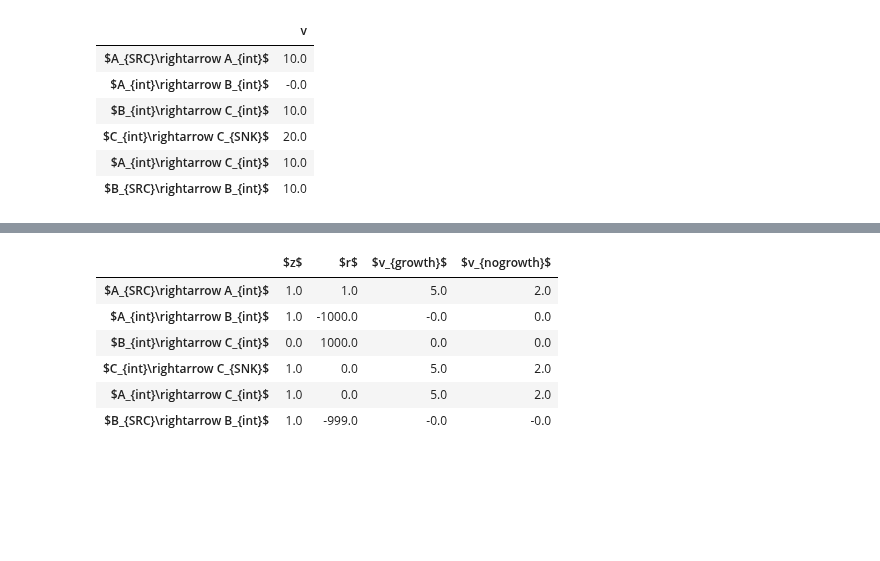
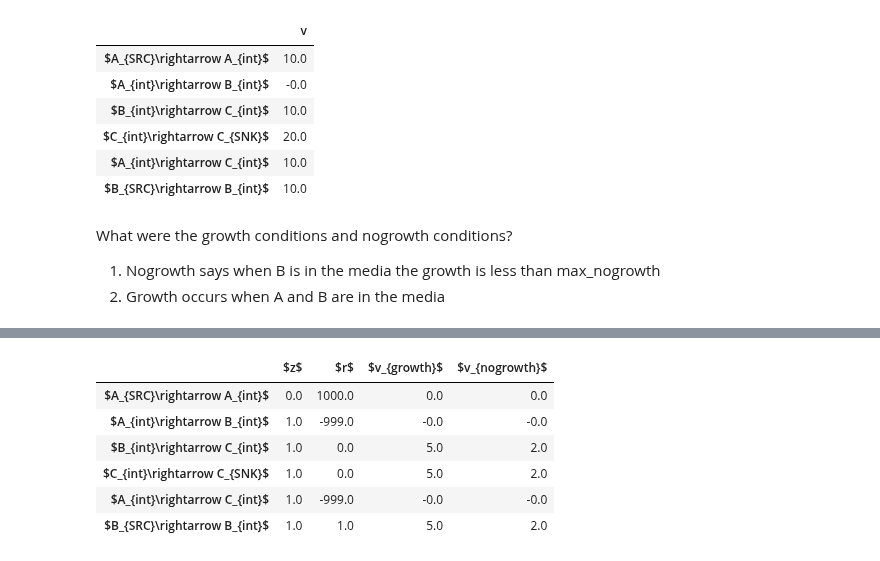
Before and after one commit to pnnl-predictive-phenomics/crop, a Jupyter notebook: docs/notebook/CROP_tests_notes.ipynb, the cells around one changed output, grey strips where cells are left out. Drawn from its saved outputs; the diff is of its cells as text; code cells hidden in the pictures; blank space fills up the shorter version.

Commit message:
Updated abc models and test notes

```diff
--- a/docs/notebook/CROP_tests_notes.ipynb
+++ b/docs/notebook/CROP_tests_notes.ipynb
@@ -426,26 +427,33 @@ display(pd.DataFrame({'v': v_growth.value}, index=S_table.columns))
 | $C_{int}\rightarrow C_{SNK}$ | 20.0 |
 | $A_{int}\rightarrow C_{int}$ | 10.0 |
 | $B_{SRC}\rightarrow B_{int}$ | 10.0 |
+# %% [markdown]
+What were the growth conditions and nogrowth conditions?
+
+1. Nogrowth says when B is in the media the growth is less than max_nogrowth
+2. Growth occurs when A and B are in the media
 # %%
 single_level_milp = cp.Problem(
     cp.Minimize( weights.T@(1-z)),
              [
-                 v_nogrowth[C_idx]   == max_nogrowth*r[A_idx],
-                 S@v_nogrowth    == 0,
-                 0              <=  v_nogrowth,
-                 v_nogrowth     <=  U_nogrowth@z,
-                 S.T@m - r       == -c,
-               # v_nogrowth[A_idx] <= max_influx,
+                 v_nogrowth[C_idx]   == max_nogrowth*(r[B_idx]),  # Setting the primal objective equal to the dual objective
+                 S@v_nogrowth    == 0,                          # Steady-state assumption holds in the nogrowth condition
+                 0              <=  v_nogrowth,                 # All fluxes must be nonnegative in the nogrowth condition
+                 v_nogrowth     <=  U_nogrowth@z,               # fluxes not in the model must be zero in the nogrowth condition
+                 S.T@m - r       == -c,                         # Think of this as saying that each reaction must be thermodynamically feasible
+                # v_nogrowth[A_idx] <= max_influx,
                 # v_nogrowth[B_idx] <= max_influx,
-                r[A_idx]      >= 0,
-                r[A_idx+1:]   <= Omega*np.eye(n_rxns - A_idx - 1)@(1 - z[A_idx + 1:]),
-            v_nogrowth[C_idx] <= max_nogrowth,
-            S@v_growth  == 0,
-            0                <= v_growth,
-            v_growth[A_idx] <= max_influx,
-            v_growth         <= U_growth@z,
-            v_growth[B_idx]  <= max_influx,
-            v_growth[C_idx]      >= min_growth,])
+                #r[A_idx]      >= 0,                             #  The uptake rate must be a tight constraint
+                r[:B_idx]     <= Omega*np.eye(B_idx)@(1 - z[:B_idx]),
+                r[B_idx]      >= 0,
+              #  r[B_idx+1:]   <= Omega*np.eye(n_rxns - B_idx - 1)@(1 - z[B_idx + 1:]),    # Reaction fluxes that are not part of the model must be tight at 0
+            v_nogrowth[C_idx] <= max_nogrowth,                  # output flux must be less than max_nogrowth
+            S@v_growth  == 0,                                   # Steady-state assumption holds in the growth condition
+            0                <= v_growth,                       # all fluxes are nonneative in the growth condition
+            v_growth[A_idx] <= max_influx,                      # the A uptake rate is a constraint on growth
+            v_growth         <= U_growth@z,                     # fluxes that are not part of the model are zero
+            v_growth[B_idx]  <= max_influx,                     # B uptake rate is also a constraint on growth
+            v_growth[C_idx]      >= min_growth,])               # C flux must be greater than minimum threshold for growth
 
 results = single_level_milp.solve(solver=cp.SCIPY, verbose=True )
 fluxes = pd.DataFrame( z.value, index=S_table.columns, columns=[r'$z$'])
@@ -477,7 +485,7 @@ display(fluxes)
 |  | $z$ | $r$ | $v_{growth}$ | $v_{nogrowth}$ |
-| $A_{SRC}\rightarrow A_{int}$ | 1.0 | 1.0 | 5.0 | 2.0 |
-| $A_{int}\rightarrow B_{int}$ | 1.0 | -1000.0 | -0.0 | 0.0 |
-| $B_{int}\rightarrow C_{int}$ | 0.0 | 1000.0 | 0.0 | 0.0 |
+| $A_{SRC}\rightarrow A_{int}$ | 0.0 | 1000.0 | 0.0 | 0.0 |
+| $A_{int}\rightarrow B_{int}$ | 1.0 | -999.0 | -0.0 | -0.0 |
+| $B_{int}\rightarrow C_{int}$ | 1.0 | 0.0 | 5.0 | 2.0 |
 | $C_{int}\rightarrow C_{SNK}$ | 1.0 | 0.0 | 5.0 | 2.0 |
-| $A_{int}\rightarrow C_{int}$ | 1.0 | 0.0 | 5.0 | 2.0 |
-| $B_{SRC}\rightarrow B_{int}$ | 1.0 | -999.0 | -0.0 | -0.0 |
+| $A_{int}\rightarrow C_{int}$ | 1.0 | -999.0 | -0.0 | -0.0 |
+| $B_{SRC}\rightarrow B_{int}$ | 1.0 | 1.0 | 5.0 | 2.0 |
```
Also changed, not shown: parts of 2 cells of this notebook, 5 other files.
